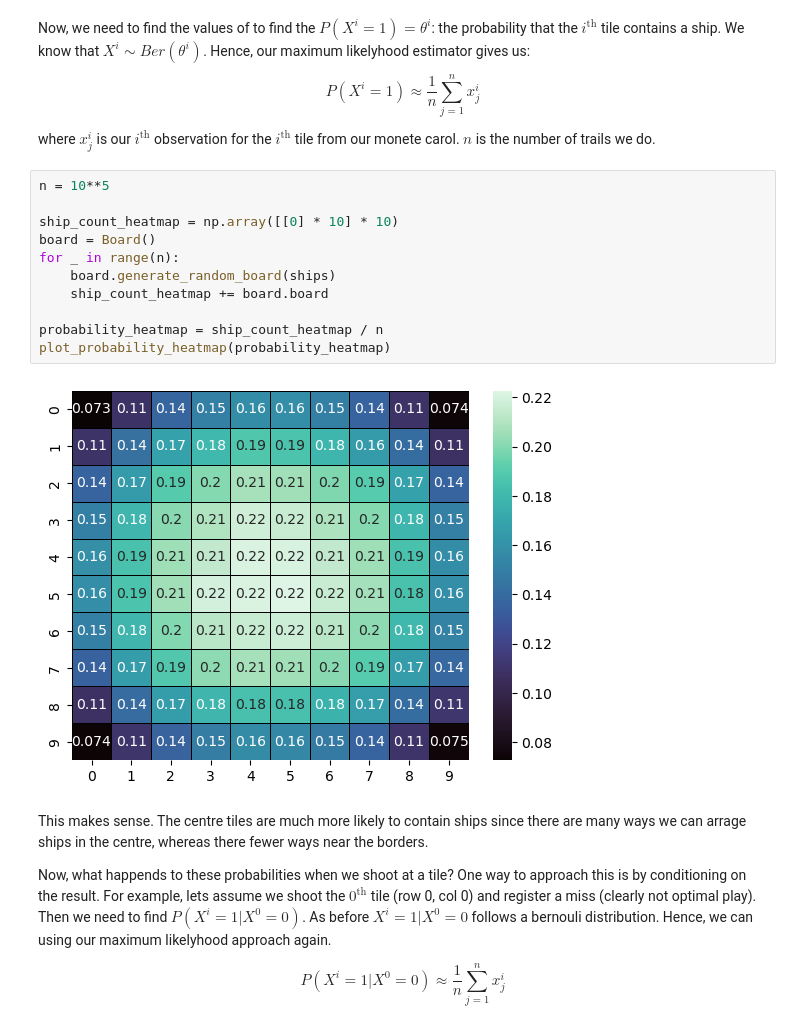
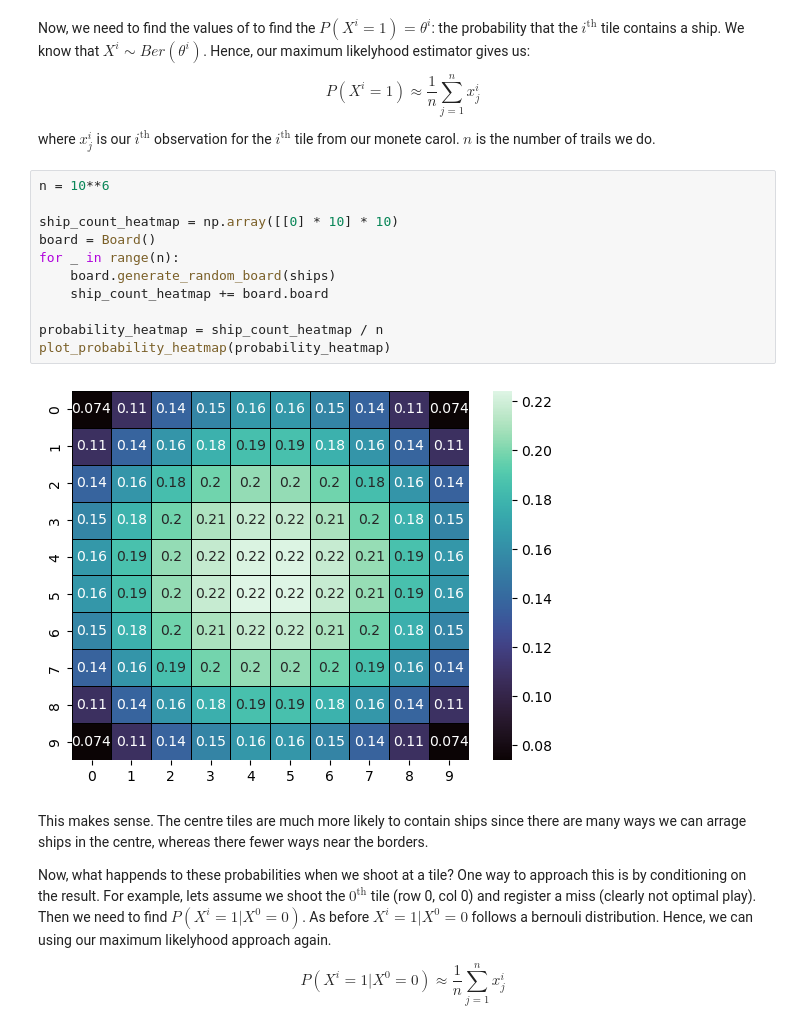
Before and after one commit to damienbose/battleship_analysis, a Jupyter notebook: battleship.ipynb, the cells around one changed output. Saved outputs shown, nothing was run; the diff lists cells and outputs as text.

```diff
--- a/battleship.ipynb
+++ b/battleship.ipynb
@@ -103,18 +103,18 @@ $$P(X^i = 1) \approx \frac{1}{n} \sum_{j=1}^{n} x^i_j$$
 
 where $x_j^i$ is our $i^{\text{th}}$ observation for the $i^{\text{th}}$ tile from our monete carol. $n$ is the number of trails we do.
 # %%
-n = 10**5
+n = 10**6
 
 ship_count_heatmap = np.array([[0] * 10] * 10)
 board = Board()
 for _ in range(n):
     board.generate_random_board(ships)
     ship_count_heatmap += board.board
 
 probability_heatmap = ship_count_heatmap / n
 plot_probability_heatmap(probability_heatmap)
 # %% [output]
-[figure, old version]
+[figure, new version]
 # %% [markdown]
 This makes sense. The centre tiles are much more likely to contain ships since there are many ways we can arrage ships in the centre, whereas there fewer ways near the borders.
 
```
